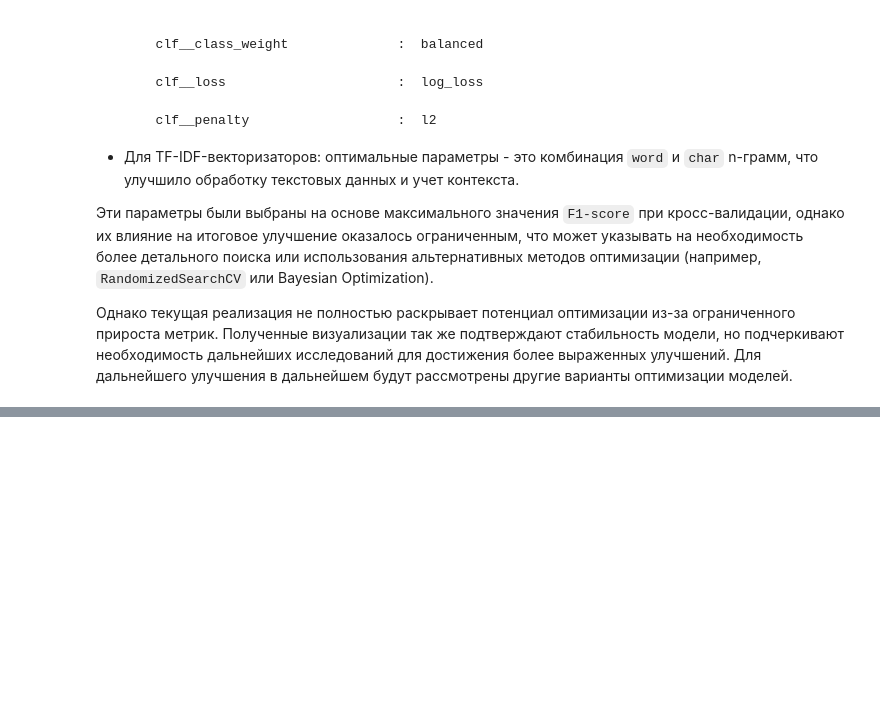
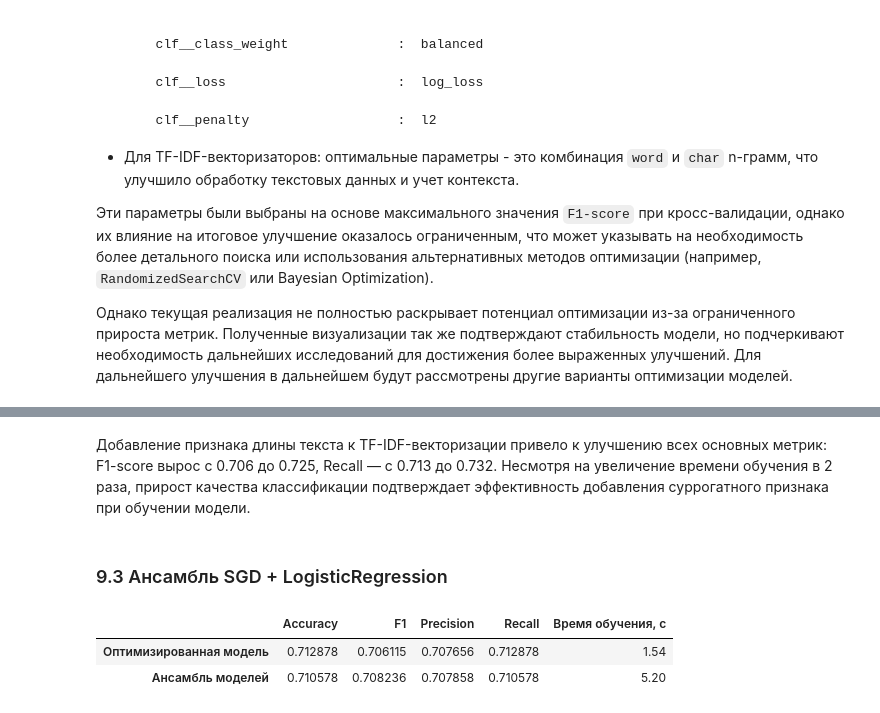
Before and after one commit to avseitsevad/Avseitseva_coursework_ML, a Jupyter notebook: notebook.ipynb, the cells around one changed output, grey strips where cells are left out. Cells and saved outputs as stored; diff of their text form; code cells hidden in the pictures; blank space fills up the shorter version.

```diff
--- a/notebook.ipynb
+++ b/notebook.ipynb
@@ -880,0 +1027,43 @@ plt.show()
+# %% [markdown]
+Добавление признака длины текста к TF-IDF-векторизации привело к улучшению всех основных метрик: F1-score вырос с 0.706 до 0.725, Recall — с 0.713 до 0.732. Несмотря на увеличение времени обучения в 2 раза, прирост качества классификации подтверждает эффективность добавления суррогатного признака при обучении модели.
+# %% [markdown]
+### 9.3 Ансамбль SGD + LogisticRegression
+# %%
+from sklearn.ensemble import VotingClassifier
+
+pipeline_ensemble = Pipeline([
+    ("vect", FeatureUnion([
+        ("word", word_vect),
+        ("char", char_vect)
+    ])),
+    ("voting", VotingClassifier(estimators=[
+        ("sgd", SGDClassifier(**clf_params)),
+        ("log", LogisticRegression(
+            max_iter=1000,
+            class_weight="balanced",
+            random_state=42
+        ))
+    ], voting="soft"))
+])
+
+start = time.time()
+pipeline_ensemble.fit(X_train, y_train)
+time_ensemble = round(time.time() - start, 2)
+y_pred_ensemble = pipeline_ensemble.predict(X_test)
+
+metrics_ensemble = {
+    "Accuracy": accuracy_score(y_test, y_pred_ensemble),
+    "F1": f1_score(y_test, y_pred_ensemble, average="weighted"),
+    "Precision": precision_score(y_test, y_pred_ensemble, average="weighted", zero_division=0),
+    "Recall": recall_score(y_test, y_pred_ensemble, average="weighted"),
+    "Время обучения, с": time_ensemble
+}
+
+comparison_df_93 = pd.DataFrame([metrics_after, metrics_ensemble],
+    index=["Оптимизированная модель", "Ансамбль моделей"]
+)
+display(comparison_df_93)
+# %% [output]
+|  | Accuracy | F1 | Precision | Recall | Время обучения, с |
+| Оптимизированная модель | 0.712878 | 0.706115 | 0.707656 | 0.712878 | 1.54 |
+| Ансамбль моделей | 0.710578 | 0.708236 | 0.707858 | 0.710578 | 5.20 |
```
Also changed, not shown: parts of 40 cells of this notebook.
